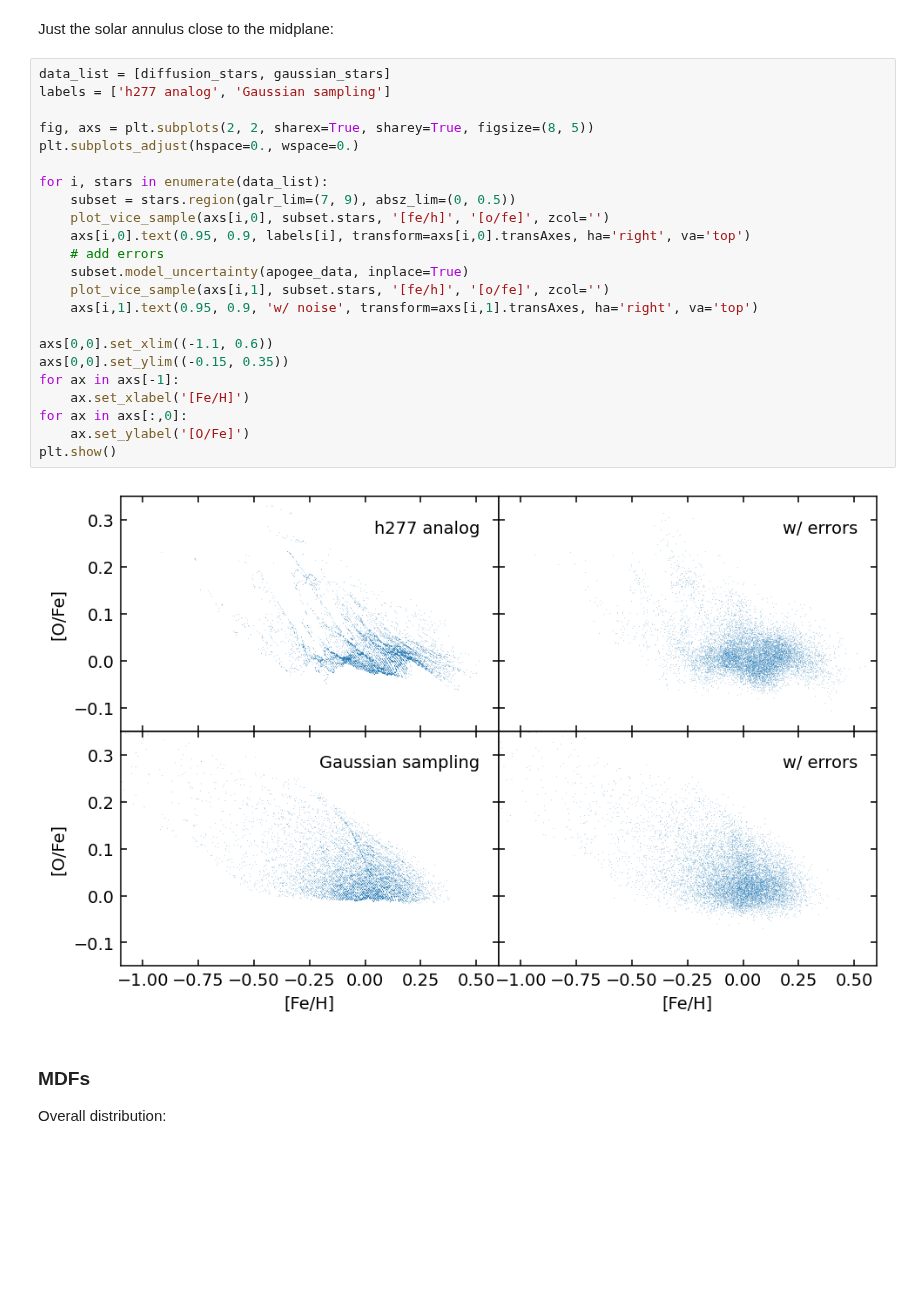
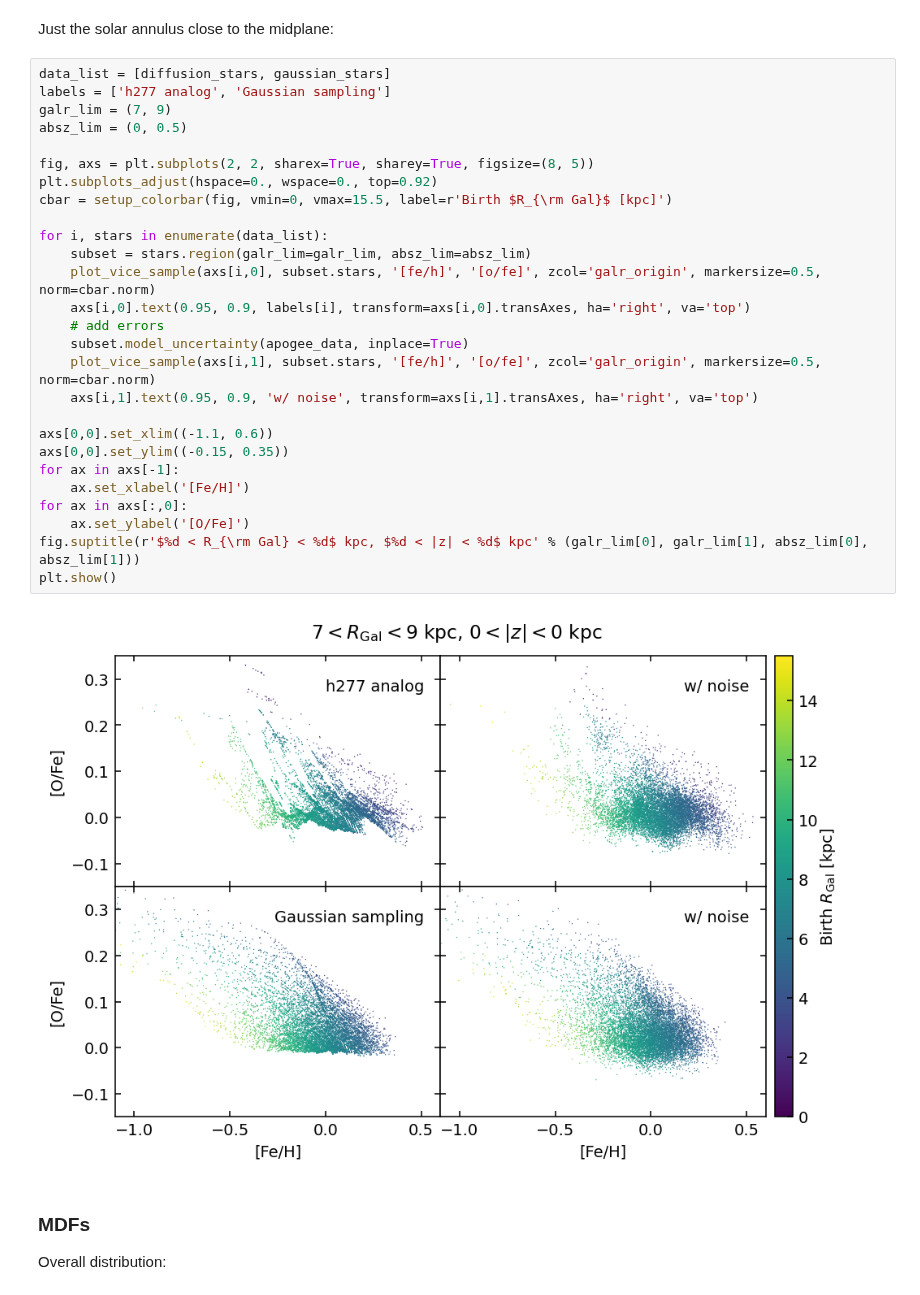
Before and after one commit to lodubay/galactic-dtd, a Jupyter notebook: notebooks/gaussian_migration_results.ipynb, the cells around one changed output. Cells and saved outputs as stored; diff of their text form; blank space fills up the shorter version.

Commit message:
update plots

```diff
--- a/notebooks/gaussian_migration_results.ipynb
+++ b/notebooks/gaussian_migration_results.ipynb
@@ -202,28 +202,32 @@ Just the solar annulus close to the midplane:
 # %%
 data_list = [diffusion_stars, gaussian_stars]
 labels = ['h277 analog', 'Gaussian sampling']
+galr_lim = (7, 9)
+absz_lim = (0, 0.5)
 
 fig, axs = plt.subplots(2, 2, sharex=True, sharey=True, figsize=(8, 5))
-plt.subplots_adjust(hspace=0., wspace=0.)
+plt.subplots_adjust(hspace=0., wspace=0., top=0.92)
+cbar = setup_colorbar(fig, vmin=0, vmax=15.5, label=r'Birth $R_{\rm Gal}$ [kpc]')
 
 for i, stars in enumerate(data_list):
-    subset = stars.region(galr_lim=(7, 9), absz_lim=(0, 0.5))
-    plot_vice_sample(axs[i,0], subset.stars, '[fe/h]', '[o/fe]', zcol='')
+    subset = stars.region(galr_lim=galr_lim, absz_lim=absz_lim)
+    plot_vice_sample(axs[i,0], subset.stars, '[fe/h]', '[o/fe]', zcol='galr_origin', markersize=0.5, norm=cbar.norm)
     axs[i,0].text(0.95, 0.9, labels[i], transform=axs[i,0].transAxes, ha='right', va='top')
     # add errors
     subset.model_uncertainty(apogee_data, inplace=True)
-    plot_vice_sample(axs[i,1], subset.stars, '[fe/h]', '[o/fe]', zcol='')
+    plot_vice_sample(axs[i,1], subset.stars, '[fe/h]', '[o/fe]', zcol='galr_origin', markersize=0.5, norm=cbar.norm)
     axs[i,1].text(0.95, 0.9, 'w/ noise', transform=axs[i,1].transAxes, ha='right', va='top')
 
 axs[0,0].set_xlim((-1.1, 0.6))
 axs[0,0].set_ylim((-0.15, 0.35))
 for ax in axs[-1]:
     ax.set_xlabel('[Fe/H]')
 for ax in axs[:,0]:
     ax.set_ylabel('[O/Fe]')
+fig.suptitle(r'$%d < R_{\rm Gal} < %d$ kpc, $%d < |z| < %d$ kpc' % (galr_lim[0], galr_lim[1], absz_lim[0], absz_lim[1]))
 plt.show()
 # %% [output]
-[figure, old version]
+[figure, new version]
 # %% [markdown]
 ### MDFs
 
```
Also changed, not shown: parts of 8 cells of this notebook.
